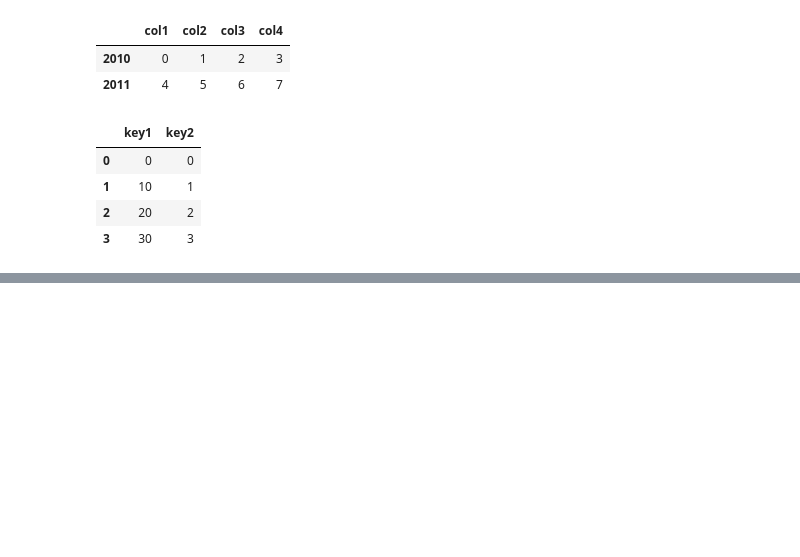
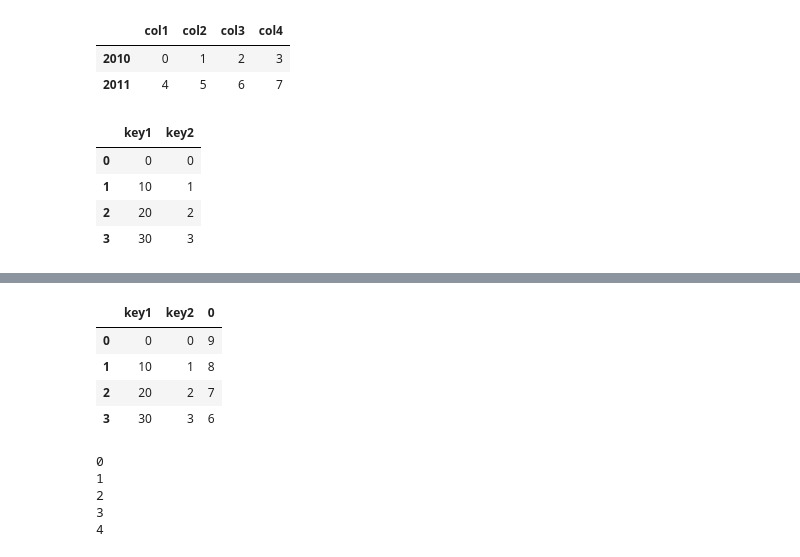
Before and after one commit to sparkieth/estancia_investigacion, a Jupyter notebook: modelacion_economica/clase_python.ipynb, the cells around one changed output, grey strips where cells are left out. Saved outputs shown, nothing was run; the diff lists cells and outputs as text; code cells hidden in the pictures; blank space fills up the shorter version.

```diff
--- a/modelacion_economica/clase_python.ipynb
+++ b/modelacion_economica/clase_python.ipynb
@@ -97,0 +131,33 @@ pd.DataFrame(dic_ej)
+# %%
+#otra función que te puede ayudar a entender es concat de pandas, va a concatenarte las nuevas columnas o filas que le pongas.
+#tienes que especificarle si te los tiene que concatenar como columnas (axis=1) o filas (axis=0)
+
+pd.concat([df1,pd.Series([9,8,7,6])],axis=1)
+
+#en este caso, convertí la segunda lista a serie porque me lo pidió Python,cuando te salga un error, tienes que leer qué esta pidiendo
+#si no sabes cómo solucionar un error puedes googlearlo
+# %% [output]
+|  | key1 | key2 | 0 |
+| 0 | 0 | 0 | 9 |
+| 1 | 10 | 1 | 8 |
+| 2 | 20 | 2 | 7 |
+| 3 | 30 | 3 | 6 |
+# %%
+#for loops
+
+#muchas veces los programadores ignoran que python tiene funciones que hacen una tarea más eficientemente que un for loop y abusan de ellos. La ventaja que tiene familiarizarse con otras técnicas de python es que evitas error humano
+
+for i in range(5):
+    print(i)
+
+"""
+observa lo que hace la función range: genera un vector de números enteros de 0 a T-1, en este caso 5
+otra cosa importante en Python es la indentación, fijate como print está una sangría a la derecha del inicio del for loop...
+todo lo que esté una sangría dentro se asumirá que estará dentro del for loop
+"""
+# %% [output]
+0
+1
+2
+3
+4
```
Also changed, not shown: parts of 4 cells of this notebook, 18 other files.
